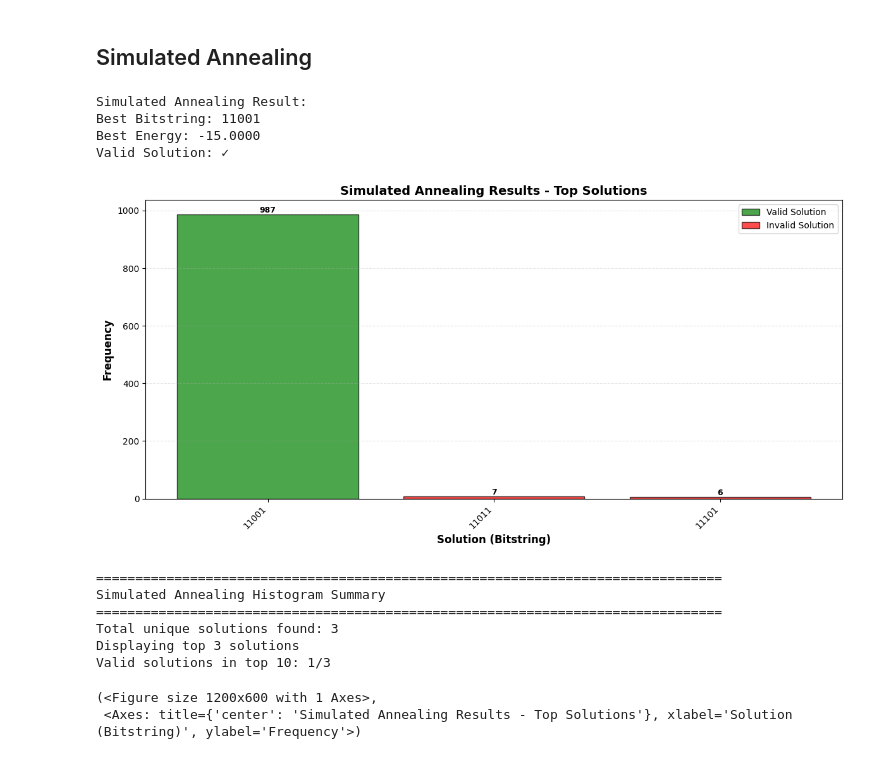
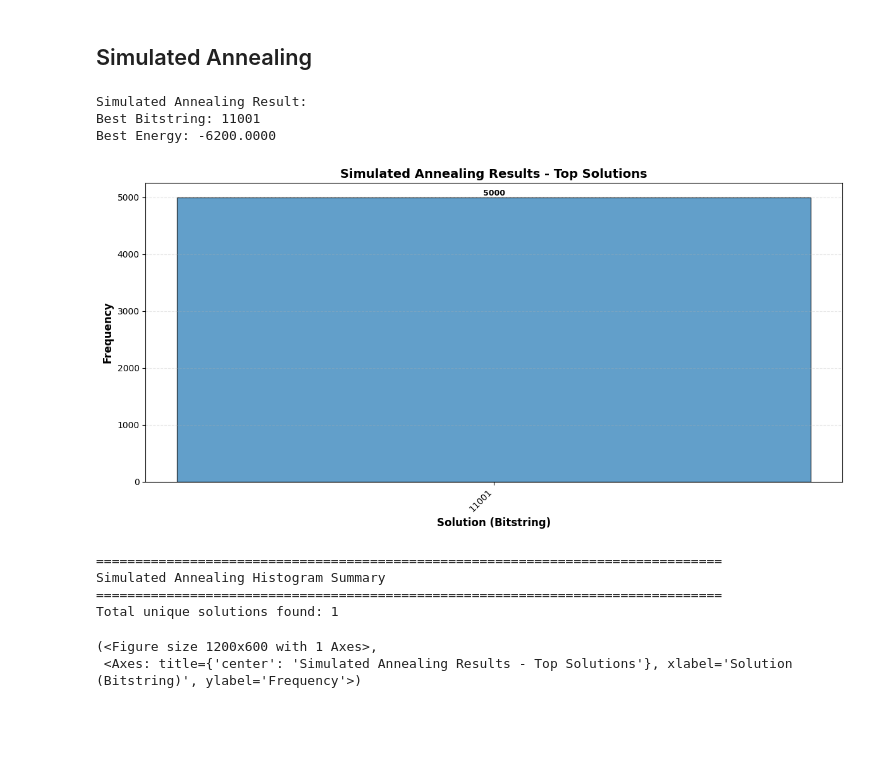
Before and after one commit to Suraj52721/Airlines, a Jupyter notebook: general_qaoa.ipynb, the cells around one changed output. Cells and saved outputs as stored; diff of their text form; code cells hidden in the pictures; blank space fills up the shorter version.

```diff
--- a/general_qaoa.ipynb
+++ b/general_qaoa.ipynb
@@ -186,26 +167,23 @@ Best valid solution:
 # %%
 setup = Airlines(
         afr_matrix=afr,
         btr_matrix=btr,
-        route_costs=np.zeros(5),  # Different costs for each route
-        penalty_A=1,
-        penalty_B=1,
-        flight_penalties=np.ones(6)
+        route_costs=[100,50,40,90,60],  # Different costs for each route
+        penalty_A=500,
+        penalty_B=500,
+        flight_penalties=[200, 300, 400, 250, 350, 450]
     )
 
-sa = setup.simulated_annealing(num_reads=1000)
+sa = setup.simulated_annealing(num_reads=5000)
 setup.plot_sa_histogram(sa, top_k=10)
 # %% [output]
 Simulated Annealing Result:
 Best Bitstring: 11001
-Best Energy: -15.0000
-Valid Solution: ✓
+Best Energy: -6200.0000
-[figure, old version]
+[figure, new version]
 ================================================================================
 Simulated Annealing Histogram Summary
 ================================================================================
-Total unique solutions found: 3
-Displaying top 3 solutions
-Valid solutions in top 10: 1/3
+Total unique solutions found: 1
 (<Figure size 1200x600 with 1 Axes>,
  <Axes: title={'center': 'Simulated Annealing Results - Top Solutions'}, xlabel='Solution (Bitstring)', ylabel='Frequency'>)
```
Also changed, not shown: parts of 3 cells of this notebook, 1 other file.
